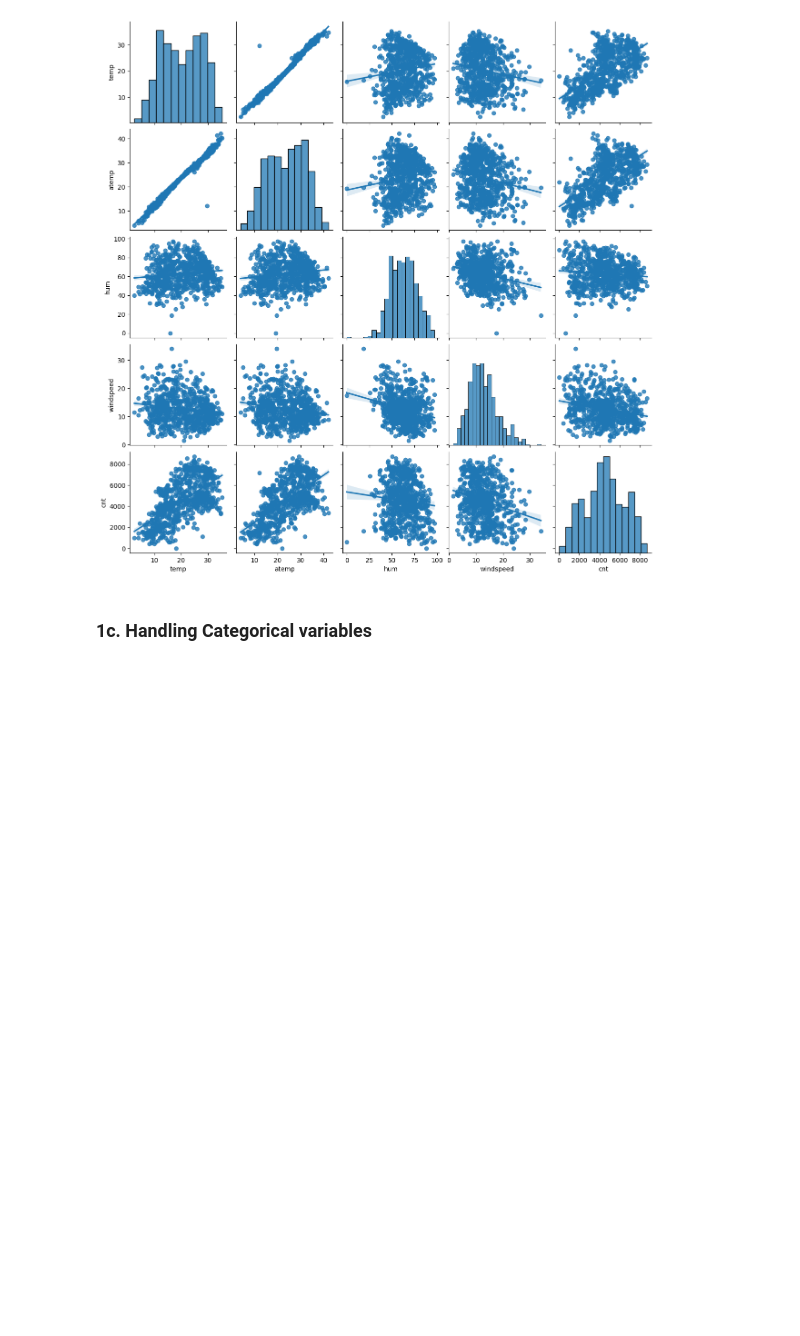
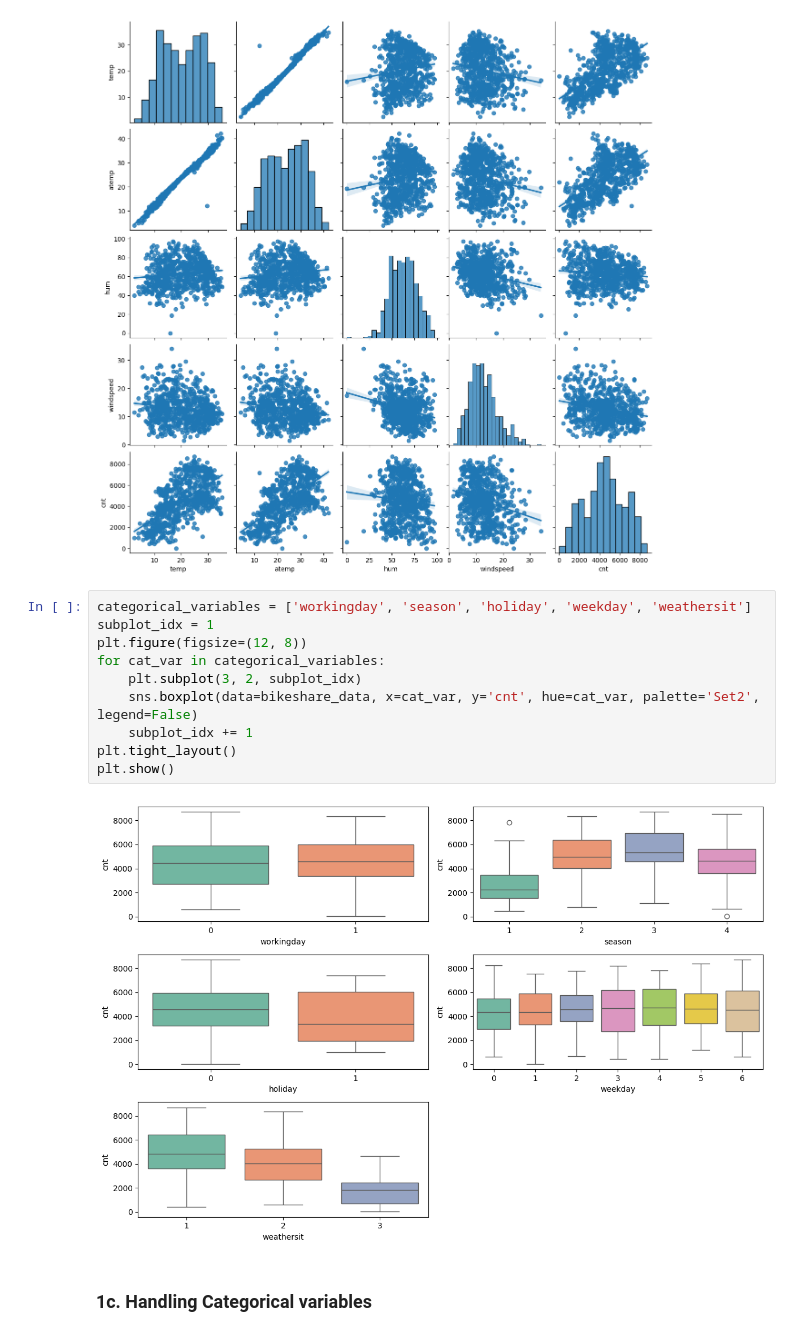
Before and after one commit to cyberpirate92/bike-sharing, a Jupyter notebook: BikeSharing.ipynb, the cells around one changed output. Cells and saved outputs as stored; diff of their text form; blank space fills up the shorter version.

```diff
--- a/BikeSharing.ipynb
+++ b/BikeSharing.ipynb
@@ -139,6 +140,18 @@ sns.pairplot(data=eda_df, kind='reg')
 plt.show()
 # %% [output]
 [figure]
+# %%
+categorical_variables = ['workingday', 'season', 'holiday', 'weekday', 'weathersit']
+subplot_idx = 1
+plt.figure(figsize=(12, 8))
+for cat_var in categorical_variables:
+    plt.subplot(3, 2, subplot_idx)
+    sns.boxplot(data=bikeshare_data, x=cat_var, y='cnt', hue=cat_var, palette='Set2', legend=False)
+    subplot_idx += 1
+plt.tight_layout()
+plt.show()
+# %% [output]
+[figure, added]
 # %% [markdown]
 ### 1c. Handling Categorical variables
 # %% [markdown]
```
Also changed, not shown: parts of 22 cells of this notebook.
